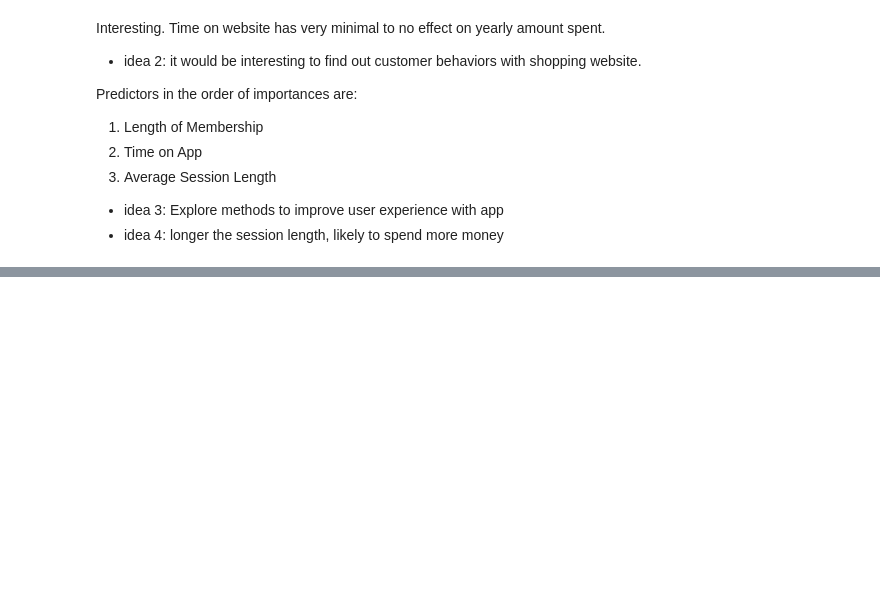
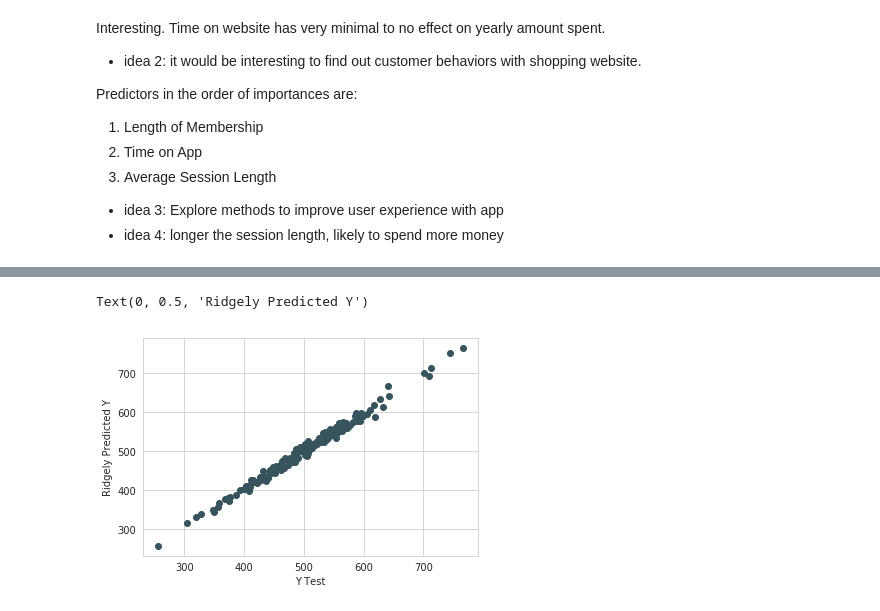
Before and after one commit to dking21/E-commerce-Customer-Analysis, a Jupyter notebook: progress_notebook.ipynb, the cells around one changed output, grey strips where cells are left out. Saved outputs shown, nothing was run; the diff lists cells and outputs as text; code cells hidden in the pictures; blank space fills up the shorter version.

```diff
--- a/progress_notebook.ipynb
+++ b/progress_notebook.ipynb
@@ -148,0 +162,7 @@ Predictors in the order of importances are:
+# %%
+plt.scatter(y_test,prediction_ridge)
+plt.xlabel('Y Test')
+plt.ylabel('Ridgely Predicted Y')
+# %% [output]
+Text(0, 0.5, 'Ridgely Predicted Y')
+[figure, added]
```
Also changed, not shown: parts of 8 cells of this notebook.
